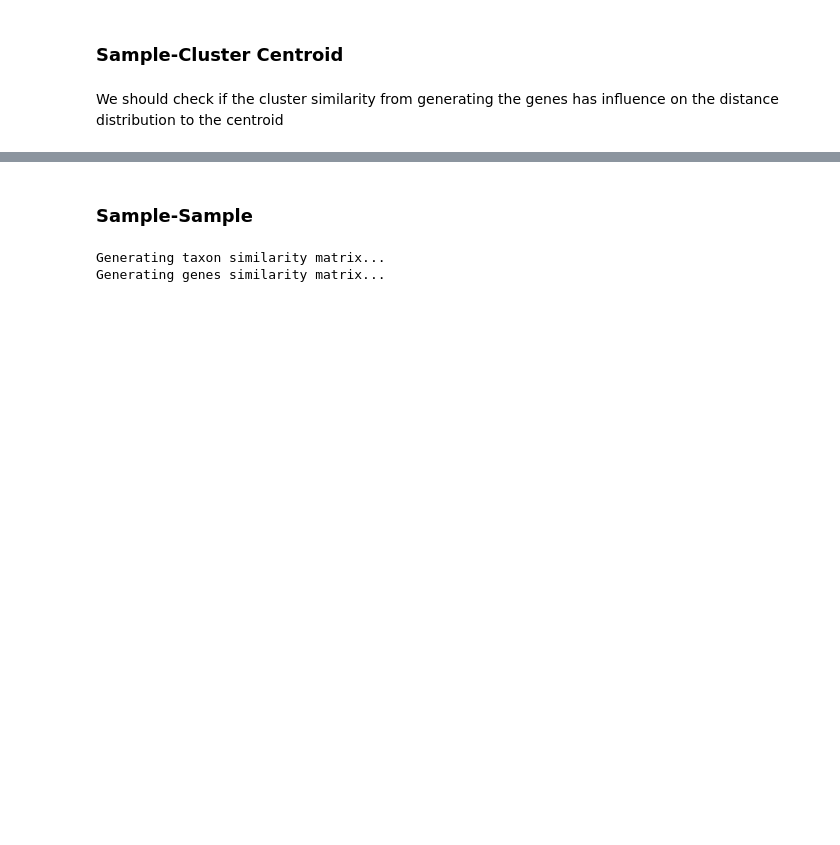
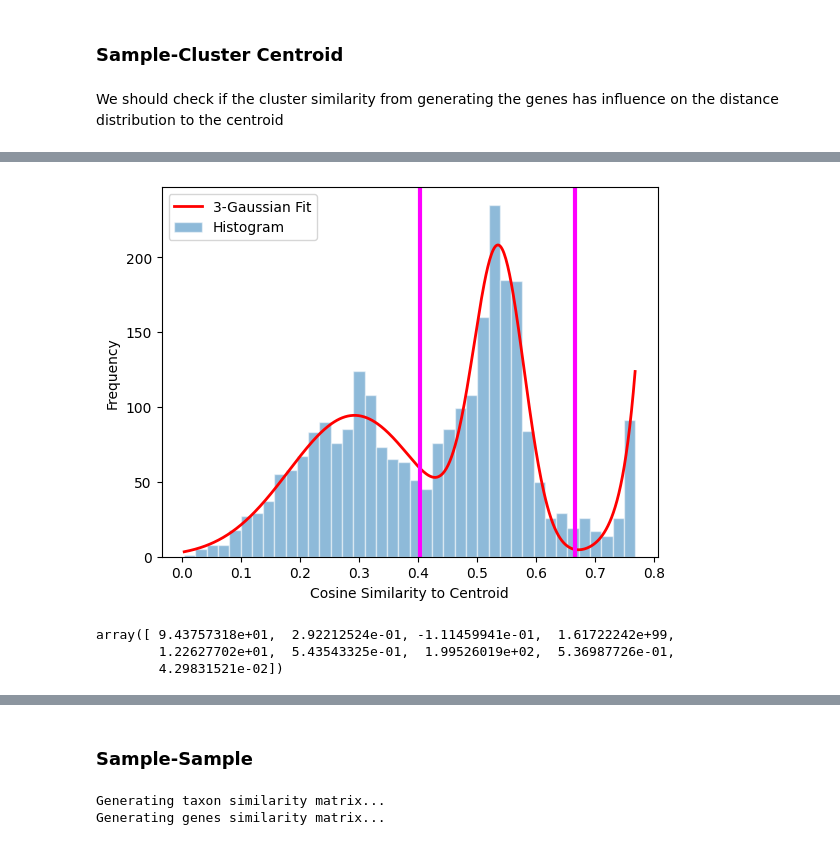
Before and after one commit to AthomsG/gene-prediction-from-bacteria-community, a Jupyter notebook: notebooks/EDA.ipynb, the cells around one changed output, grey strips where cells are left out. Cells and saved outputs as stored; diff of their text form; code cells hidden in the pictures; blank space fills up the shorter version.

```diff
--- a/notebooks/EDA.ipynb
+++ b/notebooks/EDA.ipynb
@@ -440,0 +454,37 @@ plt.show()
+# %%
+def three_gaussians(x, A1, mu1, sigma1, A2, mu2, sigma2, A3, mu3, sigma3):
+    return (
+        A1 * np.exp(-((x - mu1) ** 2) / (2 * sigma1 ** 2)) +
+        A2 * np.exp(-((x - mu2) ** 2) / (2 * sigma2 ** 2)) +
+        A3 * np.exp(-((x - mu3) ** 2) / (2 * sigma3 ** 2))
+    )
+
+# histogram
+bins = 40
+hist_vals, bin_edges = np.histogram(cos_sim_genes_cpu, bins=bins, density=False)
+bin_centers = (bin_edges[:-1] + bin_edges[1:]) / 2
+
+# initial parametres
+p0 = [max(hist_vals), 0.25, 1, max(hist_vals), 0.55, 0.5, max(hist_vals), 0.75, 0.05]
+
+popt, _ = curve_fit(three_gaussians, bin_centers, hist_vals, p0=p0, maxfev = 2000000)
+
+x_fit = np.linspace(bin_edges[0], bin_edges[-1], 500)
+y_fit = three_gaussians(x_fit, *popt)
+
+plt.bar(bin_centers, hist_vals, width=(bin_edges[1] - bin_edges[0]), alpha=0.5, label="Histogram", edgecolor='white')
+plt.plot(x_fit, y_fit, color='red', linewidth=2, label="3-Gaussian Fit")
+plt.axvline(x=popt[1] + abs(popt[2])    , color='magenta', linewidth=3)
+plt.axvline(x=popt[-2] + 3*abs(popt[-1]), color='magenta', linewidth=3)
+plt.xlabel("Cosine Similarity to Centroid")
+plt.ylabel("Frequency")
+plt.legend()
+plt.show()
+# %% [output]
+[figure, added]
+# %%
+popt # A1, mu1, sigma1, A2, mu2, sigma2, A3, mu3, sigma3
+# %% [output]
+array([ 9.43757318e+01,  2.92212524e-01, -1.11459941e-01,  1.61722242e+99,
+        1.22627702e+01,  5.43543325e-01,  1.99526019e+02,  5.36987726e-01,
+        4.29831521e-02])
```
Also changed, not shown: parts of 11 cells of this notebook.
